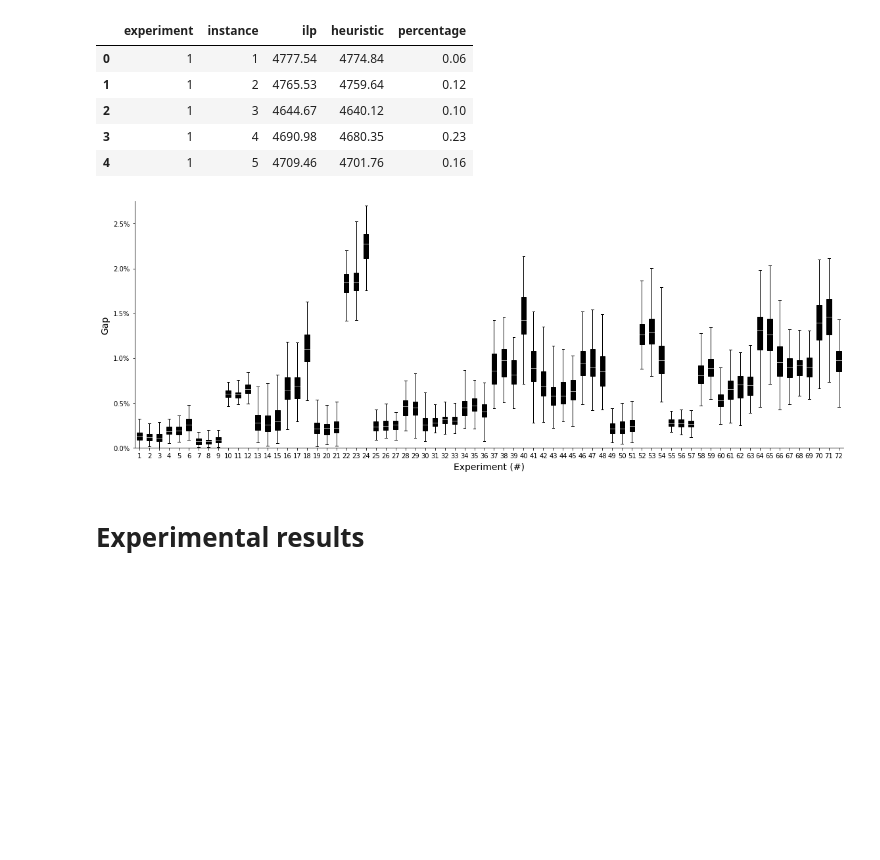
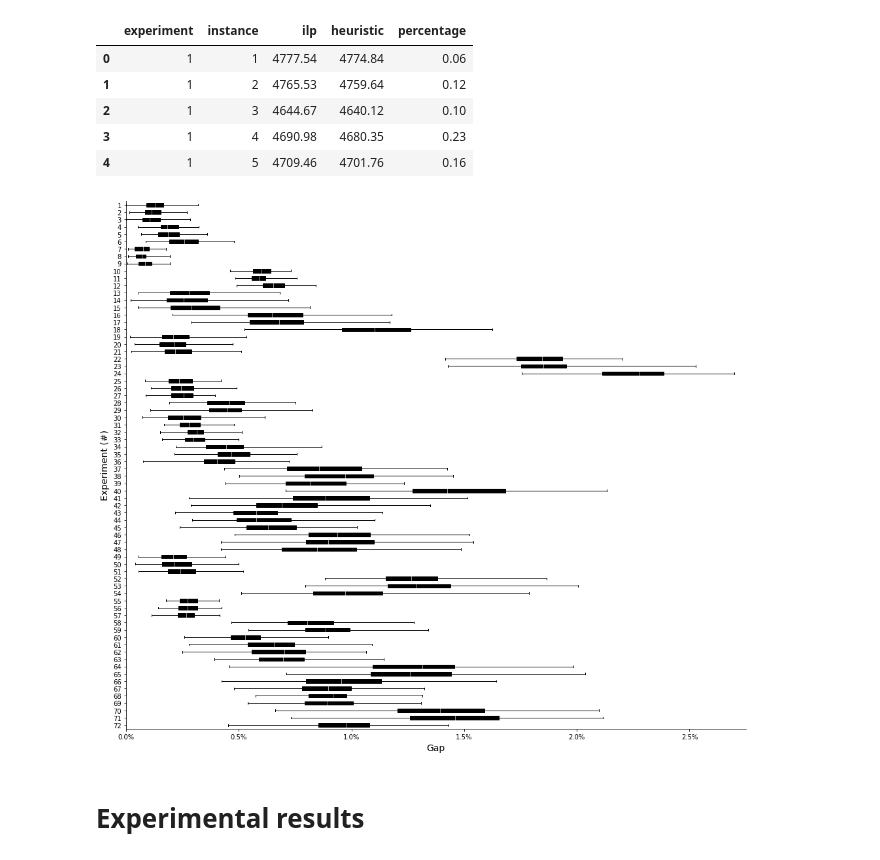
Before and after one commit to N-Wouda/PL-Hourly-Heuristic, a Jupyter notebook: analysis.ipynb, the cells around one changed output. Saved outputs shown, nothing was run; the diff lists cells and outputs as text; code cells hidden in the pictures; blank space fills up the shorter version.

Commit message:
Resize gaps plot

```diff
--- a/analysis.ipynb
+++ b/analysis.ipynb
@@ -140,24 +140,26 @@ pct.head()
 | 3 | 1 | 4 | 4690.98 | 4680.35 | 0.23 |
 | 4 | 1 | 5 | 4709.46 | 4701.76 | 0.16 |
 # %%
-_, ax = plt.subplots(figsize=(16, 6))
+_, ax = plt.subplots(figsize=(14, 12))
 
 d = pd.pivot(index='instance', columns='experiment', values='percentage', data=pct)
-d.boxplot(vert=True, ax=ax, whis=(0, 100), rot=0, patch_artist=True, grid=False)
+d.boxplot(vert=False, ax=ax, whis=(0, 100), rot=0, patch_artist=True, grid=False)
 
-ax.yaxis.set_major_formatter(mtick.PercentFormatter(decimals=1))
-ax.set_ylim([0, 2.75])
+ax.invert_yaxis()
+
+ax.xaxis.set_major_formatter(mtick.PercentFormatter(decimals=1))
+ax.set_xlim([0, 2.75])
 
 for spine in ['right', 'top']:
     ax.spines[spine].set_visible(False)
 
-ax.set_xlabel("Experiment (#)", labelpad=5)
-ax.set_ylabel("Gap", labelpad=5)
+ax.set_ylabel("Experiment (#)", labelpad=5)
+ax.set_xlabel("Gap", labelpad=5)
 
 plt.tight_layout()
 plt.savefig("out/gaps.pdf", bbox_inches='tight');
 # %% [output]
-[figure, old version]
+[figure, new version]
 # %% [markdown]
 # Experimental results
 # %%
```
